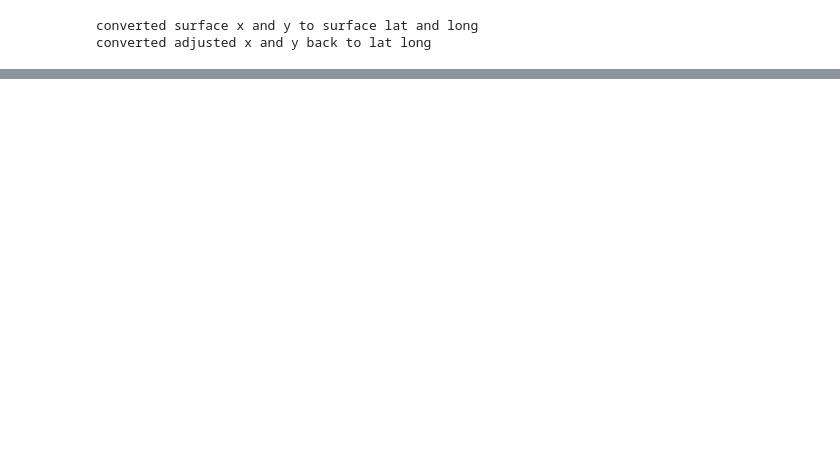
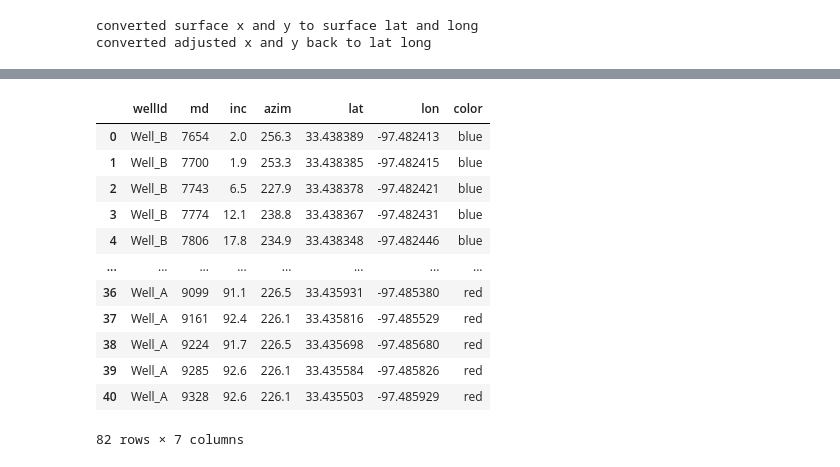
Before and after one commit to bpamos/welltrajconvert, a Jupyter notebook: notebook/Convert_SurfaceLatLon_to_SurveyLatLon.ipynb, the cells around one changed output, grey strips where cells are left out. Drawn from its saved outputs; the diff is of its cells as text; code cells hidden in the pictures; blank space fills up the shorter version.

```diff
--- a/notebook/Convert_SurfaceLatLon_to_SurveyLatLon.ipynb
+++ b/notebook/Convert_SurfaceLatLon_to_SurveyLatLon.ipynb
@@ -512,0 +602,4 @@ df
+# %%
+df.rename(columns={'Lat_adjusted':'lat','Lon_adjusted':'lon'},inplace=True)
+df = df[['wellId','md','inc','azim','lat','lon']]
+df.head()
@@ -512,0 +613,21 @@ df
+# %%
+df['color'] = 'blue'
+df['wellId'] = 'Well_B'
+# %%
+df_ALL = df.append(df_Orig)
+# %%
+df_ALL
+# %% [output]
+|  | wellId | md | inc | azim | lat | lon | color |
+| 0 | Well_B | 7654 | 2.0 | 256.3 | 33.438389 | -97.482413 | blue |
+| 1 | Well_B | 7700 | 1.9 | 253.3 | 33.438385 | -97.482415 | blue |
+| 2 | Well_B | 7743 | 6.5 | 227.9 | 33.438378 | -97.482421 | blue |
+| 3 | Well_B | 7774 | 12.1 | 238.8 | 33.438367 | -97.482431 | blue |
+| 4 | Well_B | 7806 | 17.8 | 234.9 | 33.438348 | -97.482446 | blue |
+| ... | ... | ... | ... | ... | ... | ... | ... |
+| 36 | Well_A | 9099 | 91.1 | 226.5 | 33.435931 | -97.485380 | red |
+| 37 | Well_A | 9161 | 92.4 | 226.1 | 33.435816 | -97.485529 | red |
+| 38 | Well_A | 9224 | 91.7 | 226.5 | 33.435698 | -97.485680 | red |
+| 39 | Well_A | 9285 | 92.6 | 226.1 | 33.435584 | -97.485826 | red |
+| 40 | Well_A | 9328 | 92.6 | 226.1 | 33.435503 | -97.485929 | red |
+82 rows × 7 columns
```
Also changed, not shown: parts of 20 cells of this notebook.
